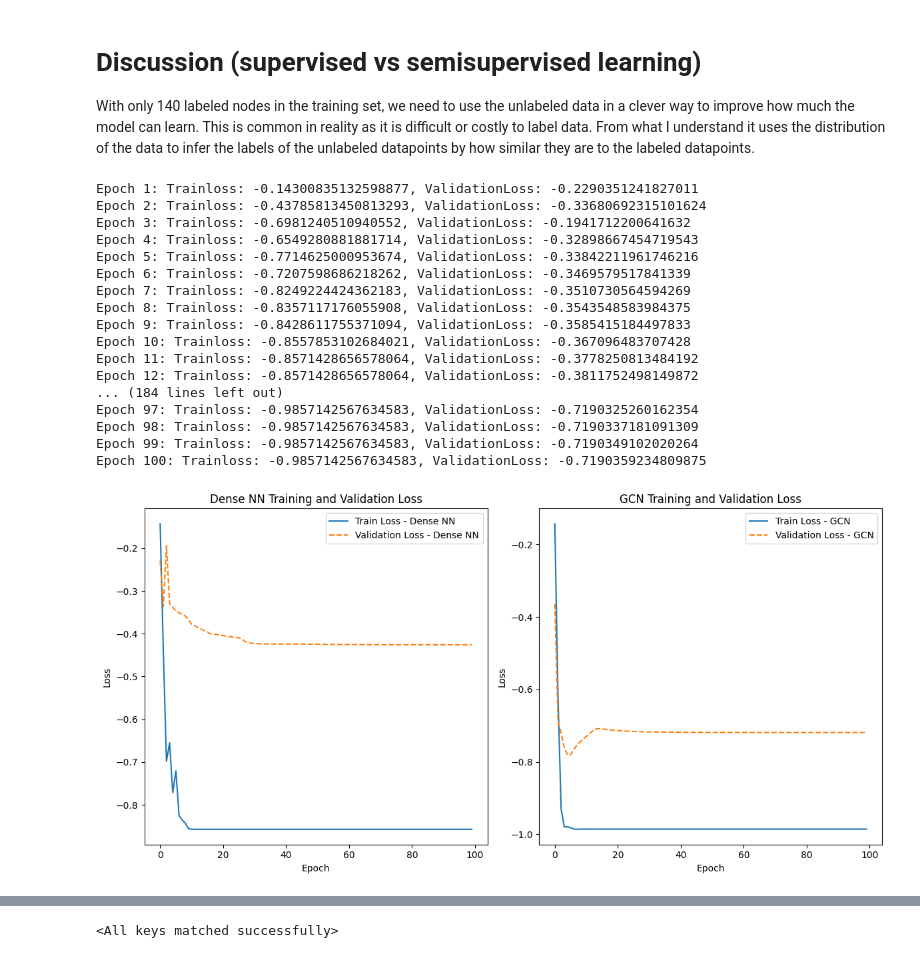
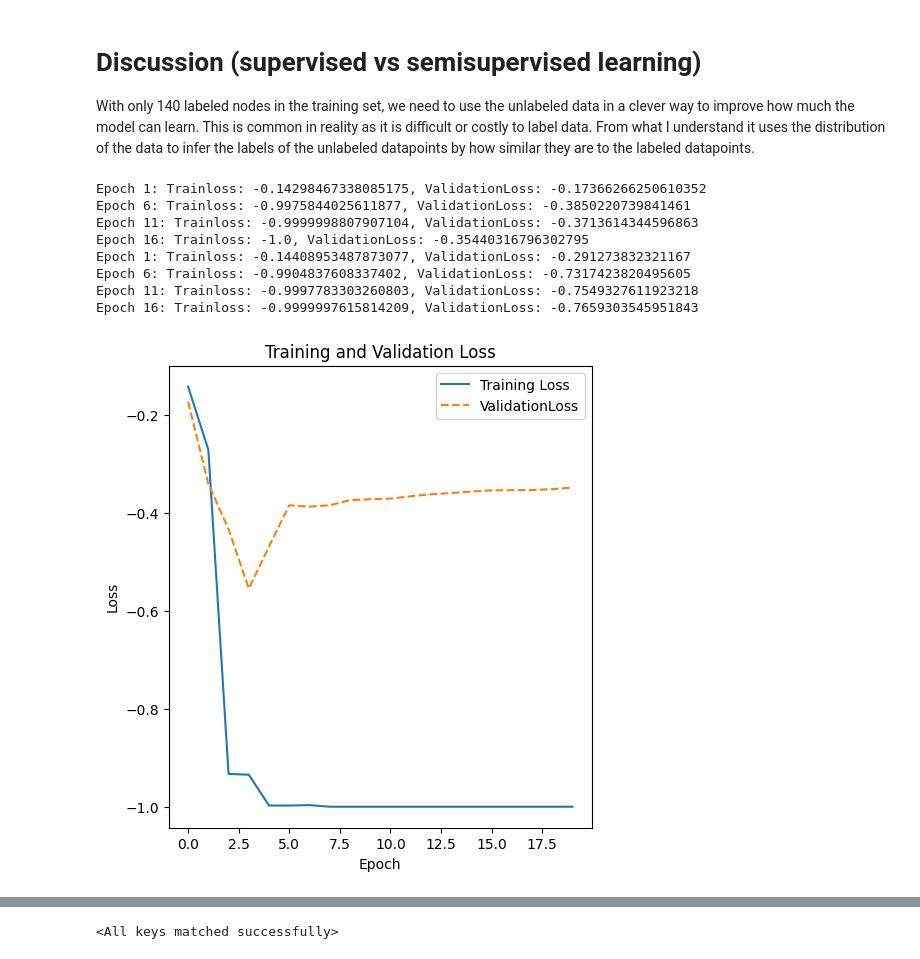
Before and after one commit to marcusaxelsson1/Advanced_NN, a Jupyter notebook: HWA.ipynb, the cells around one changed output, grey strips where cells are left out. Drawn from its saved outputs; the diff is of its cells as text; code cells hidden in the pictures.

```diff
--- a/HWA.ipynb
+++ b/HWA.ipynb
@@ -55,9 +61,9 @@ from sklearn.manifold import TSNE
 device = torch.device('cuda' if torch.cuda.is_available() else 'cpu')
 # %%
 # Aquire the dataset
-dataset = Planetoid(root='/tmp/Cora', name='Cora')
+dataset1 = Planetoid(root='/tmp/Cora', name='Cora')
 
-data = dataset[0].to(device)
+data1 = dataset1[0].to(device)
 # %% [output]
 Downloading https://github.com/kimiyoung/planetoid/raw/master/data/ind.cora.x
 Downloading https://github.com/kimiyoung/planetoid/raw/master/data/ind.cora.tx
@@ -71,9 +77,9 @@ Processing...
 Done!
 # %%
 # Nodes for training, validation, and test sets
-train_mask = data.train_mask.sum().item()
-val_mask = data.val_mask.sum().item()
-test_mask = data.test_mask.sum().item()
+train_mask = data1.train_mask.sum().item()
+val_mask = data1.val_mask.sum().item()
+test_mask = data1.test_mask.sum().item()
 
 print(f'Training set nodes: {train_mask}')
 print(f'Validation set nodes: {val_mask}')
@@ -119,9 +125,9 @@ class ConvNet(nn.Module):
         x = self.conv2(x, edgeIndex)
         return F.softmax(x, dim=1)
 
-input_dim = dataset.num_node_features
+input_dim = dataset1.num_node_features
 hidden_dim = input_dim
-output_dim = dataset.num_classes
+output_dim = dataset1.num_classes
 
 dense_model = DenseNN(input_dim, hidden_dim, output_dim).to(device)
 gcn_model = ConvNet(input_dim, hidden_dim, output_dim).to(device)
@@ -139,70 +145,55 @@ def train_and_validate(model, optimizer, criterion, data, train_mask, val_mask,
 
     for epoch in range(num_epochs):
         model.train()
         optimizer.zero_grad()
         out = model(data)
         loss = criterion(out[train_mask], data.y[train_mask])
         loss.backward()
         optimizer.step()
         train_losses.append(loss.item())
 
         # Validation
         model.eval()
         with torch.no_grad():
             out = model(data)
             val_loss = criterion(out[val_mask], data.y[val_mask])
             val_losses.append(val_loss.item())
 
             # Check for improvement and save the model if better
             if val_loss < best_val_loss:
                 best_val_loss = val_loss
                 torch.save(model.state_dict(), f'{model_name}_best.pth')
                 #print(f'Epoch {epoch+1}: New best validation loss: {best_val_loss}')
-            print(f'Epoch {epoch+1}: Trainloss: {train_losses[-1]}, ValidationLoss: {val_losses[-1]}')
+            if (epoch % 5 == 0):
+              print(f'Epoch {epoch+1}: Trainloss: {train_losses[-1]}, ValidationLoss: {val_losses[-1]}')
 
     return train_losses, val_losses
 
 # Training and validation
-num_epochs = 100
-train_losses_dense, val_losses_dense = train_and_validate(dense_model, optimizer_dense, criterion, data, data.train_mask, data.val_mask, num_epochs, 'dense_nn')
-train_losses_gcn, val_losses_gcn = train_and_validate(gcn_model, optimizer_gcn, criterion, data, data.train_mask, data.val_mask, num_epochs, 'gcn_model')
+num_epochs = 20
+train_losses_dense, val_losses_dense = train_and_validate(dense_model, optimizer_dense, criterion, data1, data1.train_mask, data1.val_mask, num_epochs, 'dense_nn')
+train_losses_gcn, val_losses_gcn = train_and_validate(gcn_model, optimizer_gcn, criterion, data1, data1.train_mask, data1.val_mask, num_epochs, 'gcn_model')
 
 # Plotting results
-plt.figure(figsize=(12, 6))
-plt.subplot(1, 2, 1)
-plt.plot(train_losses_dense, label='Train Loss - Dense NN')
-plt.plot(val_losses_dense, label='Validation Loss - Dense NN', linestyle='--')
-plt.title('Dense NN Training and Validation Loss')
-plt.xlabel('Epoch')
-plt.ylabel('Loss')
-plt.legend()
+def plot_training(train_losses, val_losses, metric):
+  plt.figure(figsize=(12, 6))
+  plt.subplot(1, 2, 1)
+  plt.plot(train_losses, label='Training ' + metric)
+  plt.plot(val_losses, label='Validation' + metric, linestyle='--')
+  plt.title('Training and Validation ' + metric)
+  plt.xlabel('Epoch')
+  plt.ylabel('Loss')
+  plt.legend()
 
-plt.subplot(1, 2, 2)
-plt.plot(train_losses_gcn, label='Train Loss - GCN')
-plt.plot(val_losses_gcn, label='Validation Loss - GCN', linestyle='--')
-plt.title('GCN Training and Validation Loss')
-plt.xlabel('Epoch')
-plt.ylabel('Loss')
-plt.legend()
-
-plt.tight_layout()
-plt.show()
+plot_training(train_losses_dense, val_losses_dense, "Loss")
+plot_training(train_losses_gcn, val_losses_gcn, "Loss")
 # %% [output]
-Epoch 1: Trainloss: -0.14300835132598877, ValidationLoss: -0.2290351241827011
-Epoch 2: Trainloss: -0.43785813450813293, ValidationLoss: -0.33680692315101624
-Epoch 3: Trainloss: -0.6981240510940552, ValidationLoss: -0.1941712200641632
-Epoch 4: Trainloss: -0.6549280881881714, ValidationLoss: -0.32898667454719543
-Epoch 5: Trainloss: -0.7714625000953674, ValidationLoss: -0.33842211961746216
-Epoch 6: Trainloss: -0.7207598686218262, ValidationLoss: -0.3469579517841339
-Epoch 7: Trainloss: -0.8249224424362183, ValidationLoss: -0.3510730564594269
-Epoch 8: Trainloss: -0.8357117176055908, ValidationLoss: -0.3543548583984375
-Epoch 9: Trainloss: -0.8428611755371094, ValidationLoss: -0.3585415184497833
-Epoch 10: Trainloss: -0.8557853102684021, ValidationLoss: -0.367096483707428
-Epoch 11: Trainloss: -0.8571428656578064, ValidationLoss: -0.3778250813484192
-Epoch 12: Trainloss: -0.8571428656578064, ValidationLoss: -0.3811752498149872
-... (184 lines left out)
-Epoch 97: Trainloss: -0.9857142567634583, ValidationLoss: -0.7190325260162354
-Epoch 98: Trainloss: -0.9857142567634583, ValidationLoss: -0.7190337181091309
-Epoch 99: Trainloss: -0.9857142567634583, ValidationLoss: -0.7190349102020264
-Epoch 100: Trainloss: -0.9857142567634583, ValidationLoss: -0.7190359234809875
+Epoch 1: Trainloss: -0.14298467338085175, ValidationLoss: -0.17366266250610352
+Epoch 6: Trainloss: -0.9975844025611877, ValidationLoss: -0.3850220739841461
+Epoch 11: Trainloss: -0.9999998807907104, ValidationLoss: -0.3713614344596863
+Epoch 16: Trainloss: -1.0, ValidationLoss: -0.35440316796302795
+Epoch 1: Trainloss: -0.14408953487873077, ValidationLoss: -0.291273832321167
+Epoch 6: Trainloss: -0.9904837608337402, ValidationLoss: -0.7317423820495605
+Epoch 11: Trainloss: -0.9997783303260803, ValidationLoss: -0.7549327611923218
+Epoch 16: Trainloss: -0.9999997615814209, ValidationLoss: -0.7659303545951843
-[figure, old version]
+[figure, new version]
```
Also changed, not shown: parts of 18 cells of this notebook.
